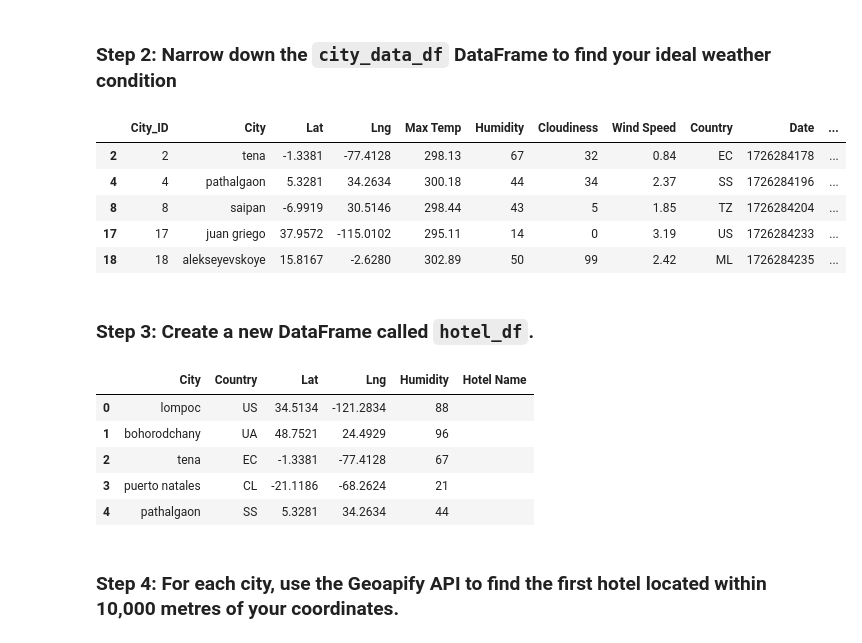
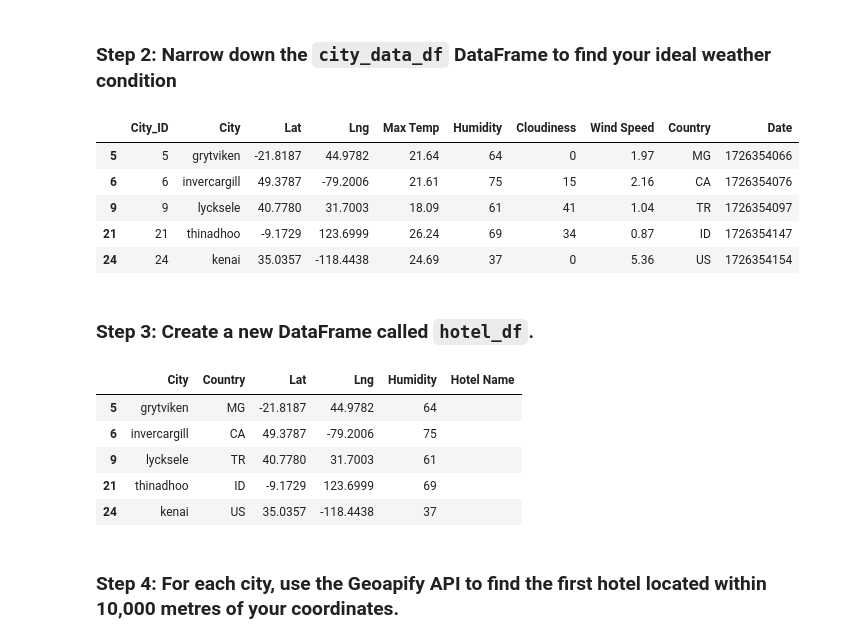
Before and after one commit to mascee/python-api-challenge, a Jupyter notebook: WeatherPy/VacationPy.ipynb, the cells around one changed output. Cells and saved outputs as stored; diff of their text form; code cells hidden in the pictures.

```diff
--- a/WeatherPy/VacationPy.ipynb
+++ b/WeatherPy/VacationPy.ipynb
@@ -55,42 +60,40 @@ map_plot
 ### Step 2: Narrow down the `city_data_df` DataFrame to find your ideal weather condition
 # %%
 # Narrow down cities that fit criteria and drop any results with null values
-#Convert from kelvin to C
-city_data_df['Max Temp (C)'] = city_data_df['Max Temp'] - 273.15
+#Converted from kelvin to C in WeatherPy.ipynb
 ideal_weather_df = city_data_df[
-    (city_data_df['Max Temp (C)'] >= 20) &
-    (city_data_df['Max Temp (C)'] <= 30) &
-    (city_data_df['Humidity'] <= 75)
+    (city_data_df['Max Temp'] >= 15) &
+    (city_data_df['Max Temp'] <= 30) &
+    (city_data_df['Humidity'] <= 75) &
+    (city_data_df['Wind Speed'] < 7)
 ]
-# Drop any rows with null values
-ideal_weather_df.dropna()
 
 # Display sample data
 ideal_weather_df.head()
 # %% [output]
-|  | City_ID | City | Lat | Lng | Max Temp | Humidity | Cloudiness | Wind Speed | Country | Date | ... |
-| 2 | 2 | tena | -1.3381 | -77.4128 | 298.13 | 67 | 32 | 0.84 | EC | 1726284178 | ... |
-| 4 | 4 | pathalgaon | 5.3281 | 34.2634 | 300.18 | 44 | 34 | 2.37 | SS | 1726284196 | ... |
-| 8 | 8 | saipan | -6.9919 | 30.5146 | 298.44 | 43 | 5 | 1.85 | TZ | 1726284204 | ... |
-| 17 | 17 | juan griego | 37.9572 | -115.0102 | 295.11 | 14 | 0 | 3.19 | US | 1726284233 | ... |
-| 18 | 18 | alekseyevskoye | 15.8167 | -2.6280 | 302.89 | 50 | 99 | 2.42 | ML | 1726284235 | ... |
+|  | City_ID | City | Lat | Lng | Max Temp | Humidity | Cloudiness | Wind Speed | Country | Date |
+| 5 | 5 | grytviken | -21.8187 | 44.9782 | 21.64 | 64 | 0 | 1.97 | MG | 1726354066 |
+| 6 | 6 | invercargill | 49.3787 | -79.2006 | 21.61 | 75 | 15 | 2.16 | CA | 1726354076 |
+| 9 | 9 | lycksele | 40.7780 | 31.7003 | 18.09 | 61 | 41 | 1.04 | TR | 1726354097 |
+| 21 | 21 | thinadhoo | -9.1729 | 123.6999 | 26.24 | 69 | 34 | 0.87 | ID | 1726354147 |
+| 24 | 24 | kenai | 35.0357 | -118.4438 | 24.69 | 37 | 0 | 5.36 | US | 1726354154 |
 # %% [markdown]
 ### Step 3: Create a new DataFrame called `hotel_df`.
 # %%
-# Use the Pandas copy function to create DataFrame called hotel_df to store the city, country, coordinates, and humidity
-hotel_df = city_data_df[['City', 'Country', 'Lat', 'Lng', 'Humidity']].copy()
-# Add an empty column, "Hotel Name," to the DataFrame so you can store the hotel found using the Geoapify API
+# Pandas copy function to create DataFrame hotel_df to store the city, country, coordinates, and humidity
+hotel_df = ideal_weather_df[['City', 'Country', 'Lat', 'Lng', 'Humidity']].copy()
+# Add an empty column, "Hotel Name
 hotel_df["Hotel Name"] = ""
 
 # Display sample data
 hotel_df.head()
 # %% [output]
 |  | City | Country | Lat | Lng | Humidity | Hotel Name |
-| 0 | lompoc | US | 34.5134 | -121.2834 | 88 |  |
-| 1 | bohorodchany | UA | 48.7521 | 24.4929 | 96 |  |
-| 2 | tena | EC | -1.3381 | -77.4128 | 67 |  |
-| 3 | puerto natales | CL | -21.1186 | -68.2624 | 21 |  |
-| 4 | pathalgaon | SS | 5.3281 | 34.2634 | 44 |  |
+| 5 | grytviken | MG | -21.8187 | 44.9782 | 64 |  |
+| 6 | invercargill | CA | 49.3787 | -79.2006 | 75 |  |
+| 9 | lycksele | TR | 40.7780 | 31.7003 | 61 |  |
+| 21 | thinadhoo | ID | -9.1729 | 123.6999 | 69 |  |
+| 24 | kenai | US | 35.0357 | -118.4438 | 37 |  |
 # %% [markdown]
 ### Step 4: For each city, use the Geoapify API to find the first hotel located within 10,000 metres of your coordinates.
 # %%
```
Also changed, not shown: parts of 5 cells of this notebook, 6 other files.
